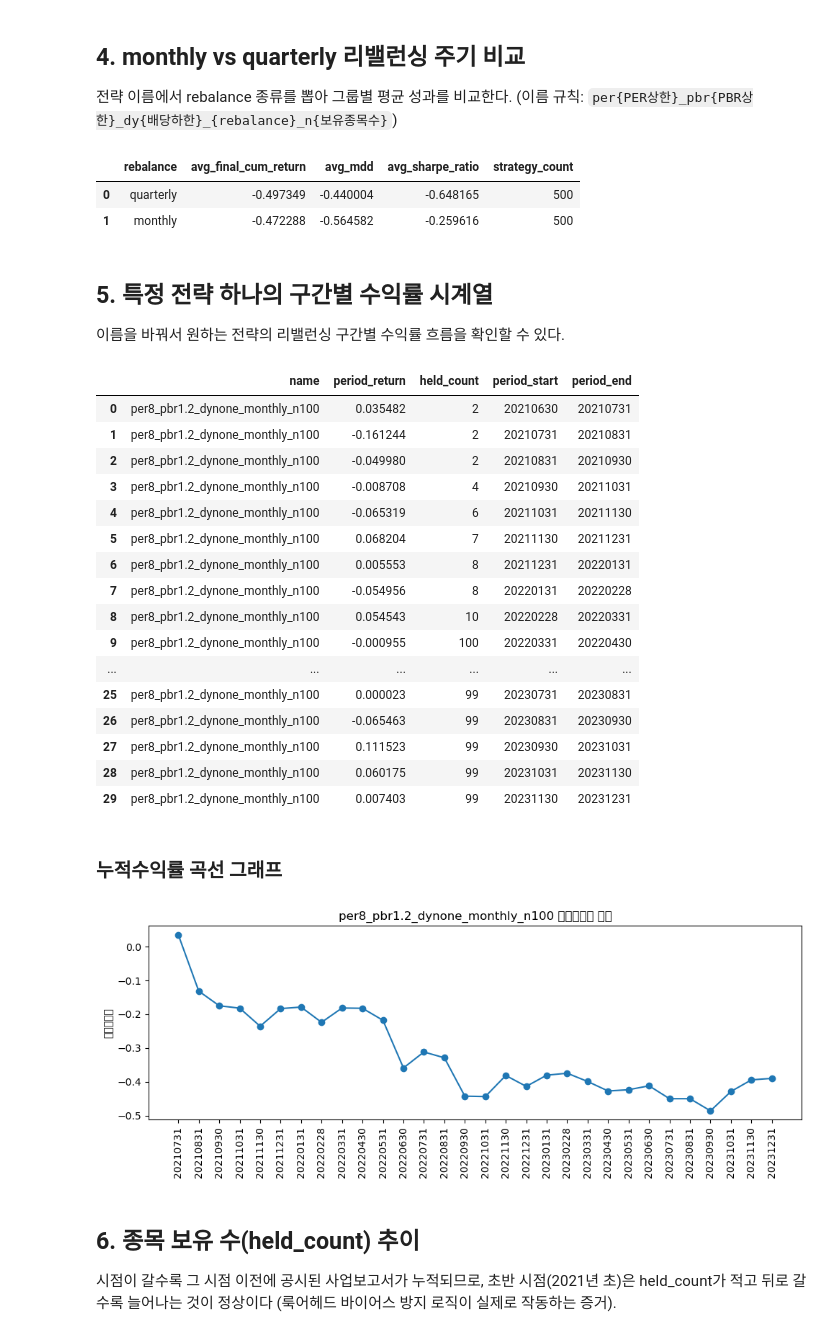
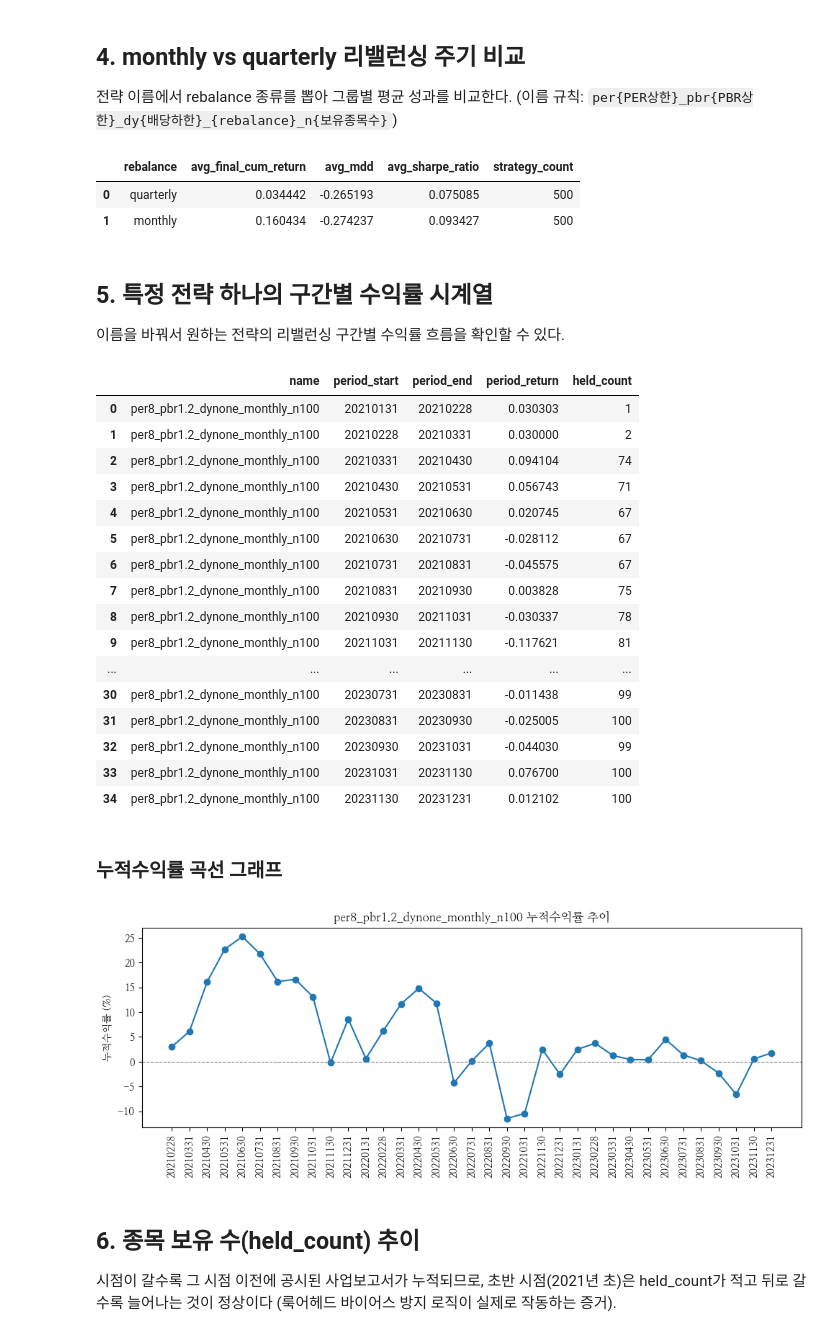
Before and after one commit to jsh340866/Apache-Spark, a Jupyter notebook: valuepick-batch/notebooks/check_04_backtest.ipynb, the cells around one changed output. Saved outputs shown, nothing was run; the diff lists cells and outputs as text; code cells hidden in the pictures.

```diff
--- a/valuepick-batch/notebooks/check_04_backtest.ipynb
+++ b/valuepick-batch/notebooks/check_04_backtest.ipynb
@@ -8,0 +11,25 @@
+# %%
+# Jupyter 컨테이너(jupyter/pyspark-notebook 이미지)에는 한글 폰트가 없어 그래프의 한글이
+# 네모(tofu)로 깨진다. 컨테이너를 재생성(docker compose down/up)하면 매번 사라지므로 매 세션
+# 첫 실행 시 여기서 설치한다. 이미 설치돼 있으면 apt가 스킵하므로 재실행해도 안전하다.
+import subprocess
+
+subprocess.run(
+    "apt-get update -qq && apt-get install -y -qq fonts-nanum && fc-cache -fv",
+    shell=True, check=True, capture_output=True,
+)
+
+import matplotlib.pyplot as plt
+import matplotlib.font_manager as fm
+
+# matplotlib은 시작 시점에 폰트 목록을 캐시해두므로, 방금 설치한 폰트는 fontManager.ttflist에
+# 아직 안 잡힌다(실측: 재실행해도 빈 리스트). _load_fontmanager(try_read_cache=False)로 캐시를
+# 무시하고 시스템 폰트를 다시 스캔해야 나눔 폰트가 인식된다.
+fm.fontManager = fm._load_fontmanager(try_read_cache=False)
+
+nanum_fonts = [f.name for f in fm.fontManager.ttflist if "Nanum" in f.name]
+if not nanum_fonts:
+    raise RuntimeError("나눔 폰트 설치/인식 실패 - fc-list와 fontManager.ttflist를 직접 확인할 것")
+plt.rcParams["font.family"] = nanum_fonts[0]
+plt.rcParams["axes.unicode_minus"] = False  # 나눔 폰트는 유니코드 마이너스(−) 글리프가 없어 깨짐 - ASCII(-)로 대체
+print(f"사용 폰트: {plt.rcParams['font.family']}")
@@ -12,8 +41,12 @@ from pyspark.sql import functions as F
 
 spark = SparkSession.builder.master("spark://spark-master:7077").appName("check_backtest").getOrCreate()
 
-summary = spark.read.parquet("/opt/spark-apps/data/backtest_results/summary")
-period = spark.read.parquet("/opt/spark-apps/data/backtest_results/period_returns")
+# 2026-07-31 벡터화(계획 트리 폭발 수정) 이후 첫 성공 실행 결과. 룩어헤드 수정 반영 + n=300 포함.
+# 이전 backtest_results/(07-30 15:44, n=20 포함, 룩어헤드 수정 이전)와는 값이 다르므로 비교 대상이 아니다.
+RESULT_DIR = "/opt/spark-apps/data/backtest_results_kospi_n300"
+
+summary = spark.read.parquet(f"{RESULT_DIR}/summary")
+period = spark.read.parquet(f"{RESULT_DIR}/period_returns")
 
 print(f"전략 수(summary): {summary.count()}")
 print(f"구간 수익률 행 수(period_returns): {period.count()}")
@@ -118,8 +151,8 @@ with_rebalance.groupBy("rebalance").agg(
 ).toPandas()
 # %% [output]
 |  | rebalance | avg_final_cum_return | avg_mdd | avg_sharpe_ratio | strategy_count |
-| 0 | quarterly | -0.497349 | -0.440004 | -0.648165 | 500 |
-| 1 | monthly | -0.472288 | -0.564582 | -0.259616 | 500 |
+| 0 | quarterly | 0.034442 | -0.265193 | 0.075085 | 500 |
+| 1 | monthly | 0.160434 | -0.274237 | 0.093427 | 500 |
 # %% [markdown]
 ## 5. 특정 전략 하나의 구간별 수익률 시계열
 이름을 바꿔서 원하는 전략의 리밸런싱 구간별 수익률 흐름을 확인할 수 있다.
@@ -130,39 +163,38 @@ one_strategy = period.filter(F.col("name") == target_strategy) \
     .orderBy("period_start").toPandas()
 one_strategy
 # %% [output]
-|  | name | period_return | held_count | period_start | period_end |
-| 0 | per8_pbr1.2_dynone_monthly_n100 | 0.035482 | 2 | 20210630 | 20210731 |
-| 1 | per8_pbr1.2_dynone_monthly_n100 | -0.161244 | 2 | 20210731 | 20210831 |
-| 2 | per8_pbr1.2_dynone_monthly_n100 | -0.049980 | 2 | 20210831 | 20210930 |
-| 3 | per8_pbr1.2_dynone_monthly_n100 | -0.008708 | 4 | 20210930 | 20211031 |
-| 4 | per8_pbr1.2_dynone_monthly_n100 | -0.065319 | 6 | 20211031 | 20211130 |
-| 5 | per8_pbr1.2_dynone_monthly_n100 | 0.068204 | 7 | 20211130 | 20211231 |
-| 6 | per8_pbr1.2_dynone_monthly_n100 | 0.005553 | 8 | 20211231 | 20220131 |
-| 7 | per8_pbr1.2_dynone_monthly_n100 | -0.054956 | 8 | 20220131 | 20220228 |
-| 8 | per8_pbr1.2_dynone_monthly_n100 | 0.054543 | 10 | 20220228 | 20220331 |
-| 9 | per8_pbr1.2_dynone_monthly_n100 | -0.000955 | 100 | 20220331 | 20220430 |
+|  | name | period_start | period_end | period_return | held_count |
+| 0 | per8_pbr1.2_dynone_monthly_n100 | 20210131 | 20210228 | 0.030303 | 1 |
+| 1 | per8_pbr1.2_dynone_monthly_n100 | 20210228 | 20210331 | 0.030000 | 2 |
+| 2 | per8_pbr1.2_dynone_monthly_n100 | 20210331 | 20210430 | 0.094104 | 74 |
+| 3 | per8_pbr1.2_dynone_monthly_n100 | 20210430 | 20210531 | 0.056743 | 71 |
+| 4 | per8_pbr1.2_dynone_monthly_n100 | 20210531 | 20210630 | 0.020745 | 67 |
+| 5 | per8_pbr1.2_dynone_monthly_n100 | 20210630 | 20210731 | -0.028112 | 67 |
+| 6 | per8_pbr1.2_dynone_monthly_n100 | 20210731 | 20210831 | -0.045575 | 67 |
+| 7 | per8_pbr1.2_dynone_monthly_n100 | 20210831 | 20210930 | 0.003828 | 75 |
+| 8 | per8_pbr1.2_dynone_monthly_n100 | 20210930 | 20211031 | -0.030337 | 78 |
+| 9 | per8_pbr1.2_dynone_monthly_n100 | 20211031 | 20211130 | -0.117621 | 81 |
 | ... | ... | ... | ... | ... | ... |
-| 25 | per8_pbr1.2_dynone_monthly_n100 | 0.000023 | 99 | 20230731 | 20230831 |
-| 26 | per8_pbr1.2_dynone_monthly_n100 | -0.065463 | 99 | 20230831 | 20230930 |
-| 27 | per8_pbr1.2_dynone_monthly_n100 | 0.111523 | 99 | 20230930 | 20231031 |
-| 28 | per8_pbr1.2_dynone_monthly_n100 | 0.060175 | 99 | 20231031 | 20231130 |
-| 29 | per8_pbr1.2_dynone_monthly_n100 | 0.007403 | 99 | 20231130 | 20231231 |
+| 30 | per8_pbr1.2_dynone_monthly_n100 | 20230731 | 20230831 | -0.011438 | 99 |
+| 31 | per8_pbr1.2_dynone_monthly_n100 | 20230831 | 20230930 | -0.025005 | 100 |
+| 32 | per8_pbr1.2_dynone_monthly_n100 | 20230930 | 20231031 | -0.044030 | 99 |
+| 33 | per8_pbr1.2_dynone_monthly_n100 | 20231031 | 20231130 | 0.076700 | 100 |
+| 34 | per8_pbr1.2_dynone_monthly_n100 | 20231130 | 20231231 | 0.012102 | 100 |
 # %% [markdown]
 ### 누적수익률 곡선 그래프
 # %%
-import matplotlib.pyplot as plt
-
 one_strategy["cum_return"] = (1 + one_strategy["period_return"]).cumprod() - 1
 
 plt.figure(figsize=(10, 4))
-plt.plot(one_strategy["period_end"], one_strategy["cum_return"], marker="o")
+plt.plot(one_strategy["period_end"], one_strategy["cum_return"] * 100, marker="o")
 plt.xticks(rotation=90)
 plt.title(f"{target_strategy} 누적수익률 추이")
-plt.ylabel("누적수익률")
+plt.ylabel("누적수익률 (%)")  # cum_return은 0.5=원금의 50% 증가를 뜻하는 비율값이라 *100으로 % 표시
+plt.axhline(0, color="gray", linewidth=0.8, linestyle="--")  # 원금(0%) 기준선 - 이 선 위/아래로 손익 방향이 갈린다
 plt.tight_layout()
 plt.show()
 # %% [output]
-[figure, old version]
+[figure, new version]
 # %% [markdown]
 ## 6. 종목 보유 수(held_count) 추이
 시점이 갈수록 그 시점 이전에 공시된 사업보고서가 누적되므로, 초반 시점(2021년 초)은 held_count가
```
Also changed, not shown: parts of 22 cells of this notebook, 11 other files.
